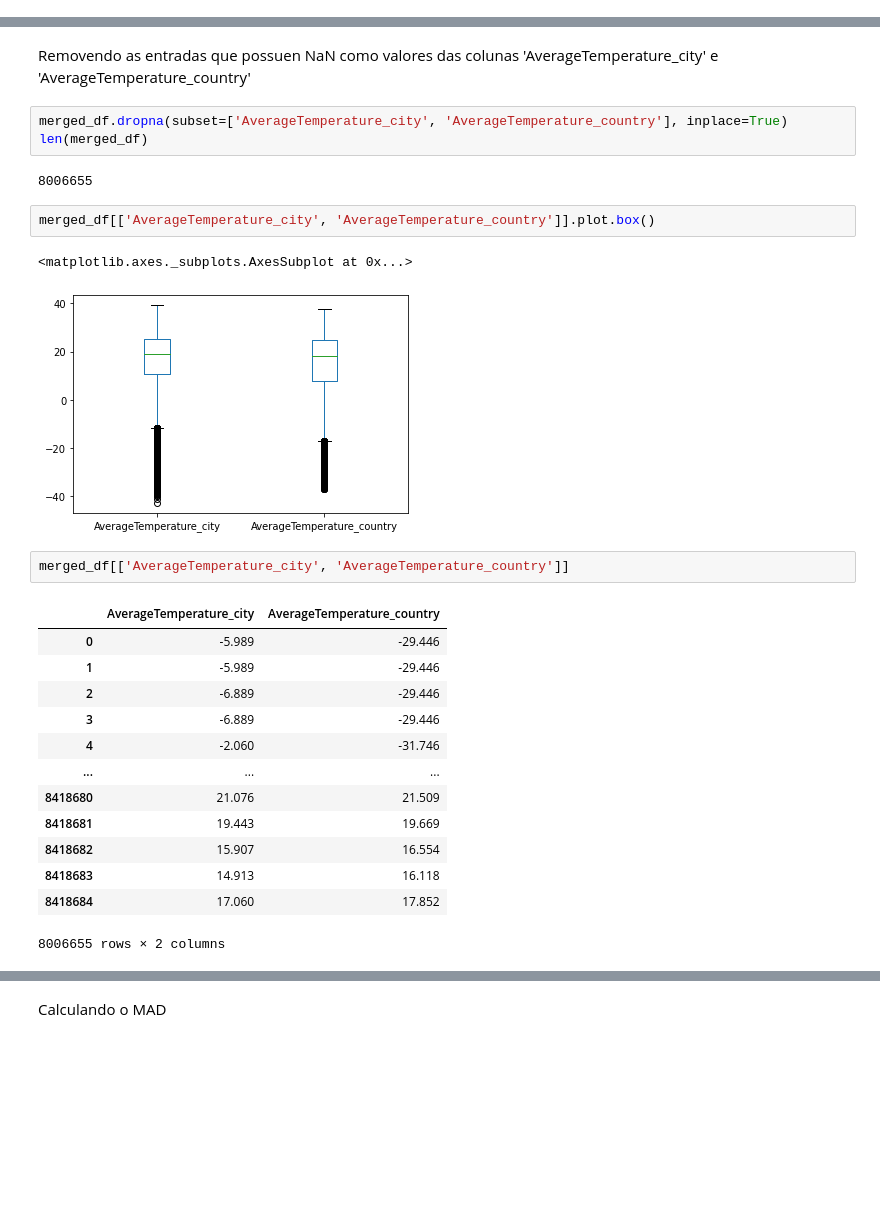
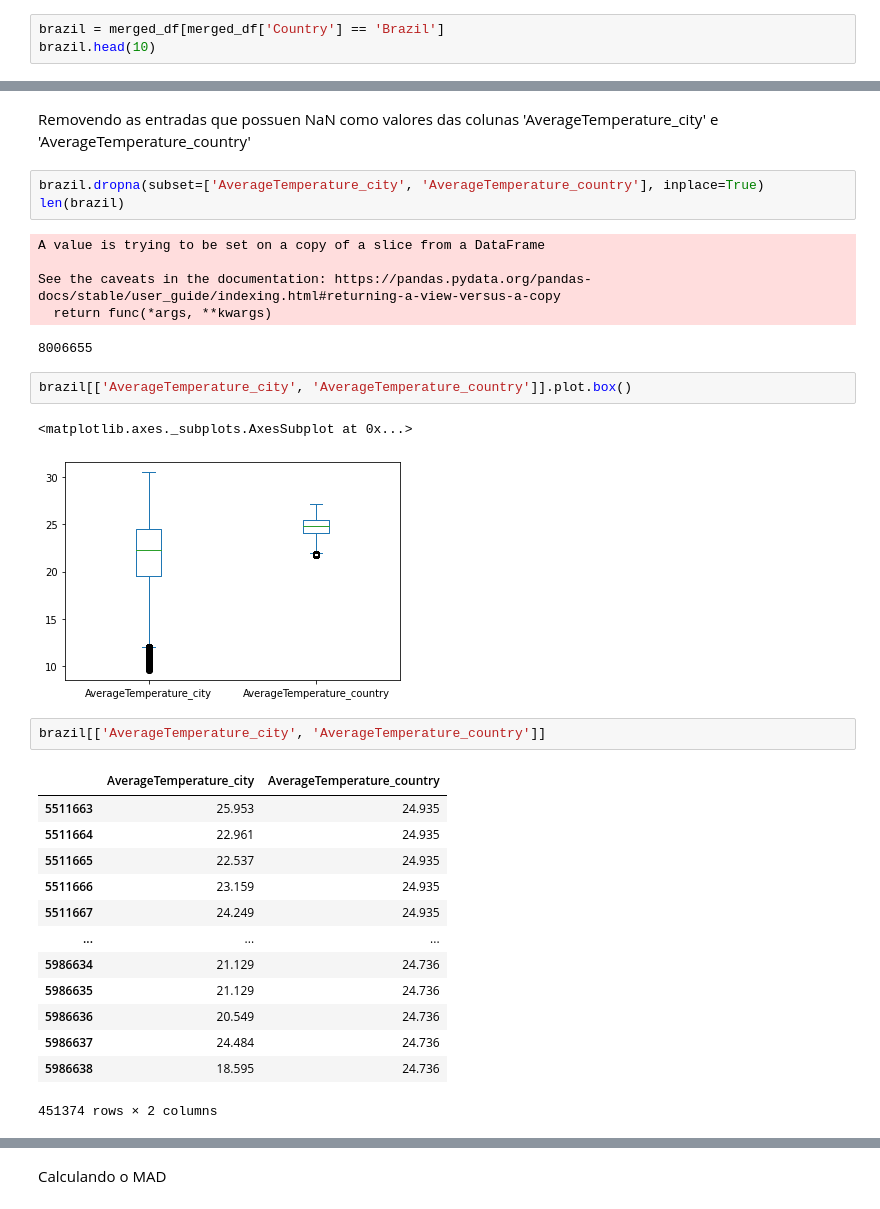
Before and after one commit to acab2/intruducao_ciencia_de_dados, a Jupyter notebook: Climate Change.ipynb, the cells around one changed output, grey strips where cells are left out. Drawn from its saved outputs; the diff is of its cells as text; blank space fills up the shorter version.

```diff
--- a/Climate Change.ipynb
+++ b/Climate Change.ipynb
@@ -131,0 +120,3 @@ merged_df.head(10)
+# %%
+brazil = merged_df[merged_df['Country'] == 'Brazil']
+brazil.head(10)
@@ -144,28 +147,32 @@ merged_df[['AverageTemperature_city', 'AverageTemperature_country']].describe()
 # %% [markdown]
 Removendo as entradas que possuen NaN como valores das colunas 'AverageTemperature_city' e 'AverageTemperature_country'
 # %%
-merged_df.dropna(subset=['AverageTemperature_city', 'AverageTemperature_country'], inplace=True)
-len(merged_df)
+brazil.dropna(subset=['AverageTemperature_city', 'AverageTemperature_country'], inplace=True)
+len(brazil)
 # %% [output]
-8006655
+A value is trying to be set on a copy of a slice from a DataFrame
+
+See the caveats in the documentation: https://pandas.pydata.org/pandas-docs/stable/user_guide/indexing.html#returning-a-view-versus-a-copy
+  return func(*args, **kwargs)
+8006655
 # %%
-merged_df[['AverageTemperature_city', 'AverageTemperature_country']].plot.box()
+brazil[['AverageTemperature_city', 'AverageTemperature_country']].plot.box()
 # %% [output]
 <matplotlib.axes._subplots.AxesSubplot at 0x...>
-[figure, old version]
+[figure, new version]
 # %%
-merged_df[['AverageTemperature_city', 'AverageTemperature_country']]
+brazil[['AverageTemperature_city', 'AverageTemperature_country']]
 # %% [output]
 |  | AverageTemperature_city | AverageTemperature_country |
-| 0 | -5.989 | -29.446 |
-| 1 | -5.989 | -29.446 |
-| 2 | -6.889 | -29.446 |
-| 3 | -6.889 | -29.446 |
-| 4 | -2.060 | -31.746 |
+| 5511663 | 25.953 | 24.935 |
+| 5511664 | 22.961 | 24.935 |
+| 5511665 | 22.537 | 24.935 |
+| 5511666 | 23.159 | 24.935 |
+| 5511667 | 24.249 | 24.935 |
 | ... | ... | ... |
-| 8418680 | 21.076 | 21.509 |
-| 8418681 | 19.443 | 19.669 |
-| 8418682 | 15.907 | 16.554 |
-| 8418683 | 14.913 | 16.118 |
-| 8418684 | 17.060 | 17.852 |
+| 5986634 | 21.129 | 24.736 |
+| 5986635 | 21.129 | 24.736 |
+| 5986636 | 20.549 | 24.736 |
+| 5986637 | 24.484 | 24.736 |
+| 5986638 | 18.595 | 24.736 |
-8006655 rows × 2 columns
+451374 rows × 2 columns
```
Also changed, not shown: parts of 17 cells of this notebook.
